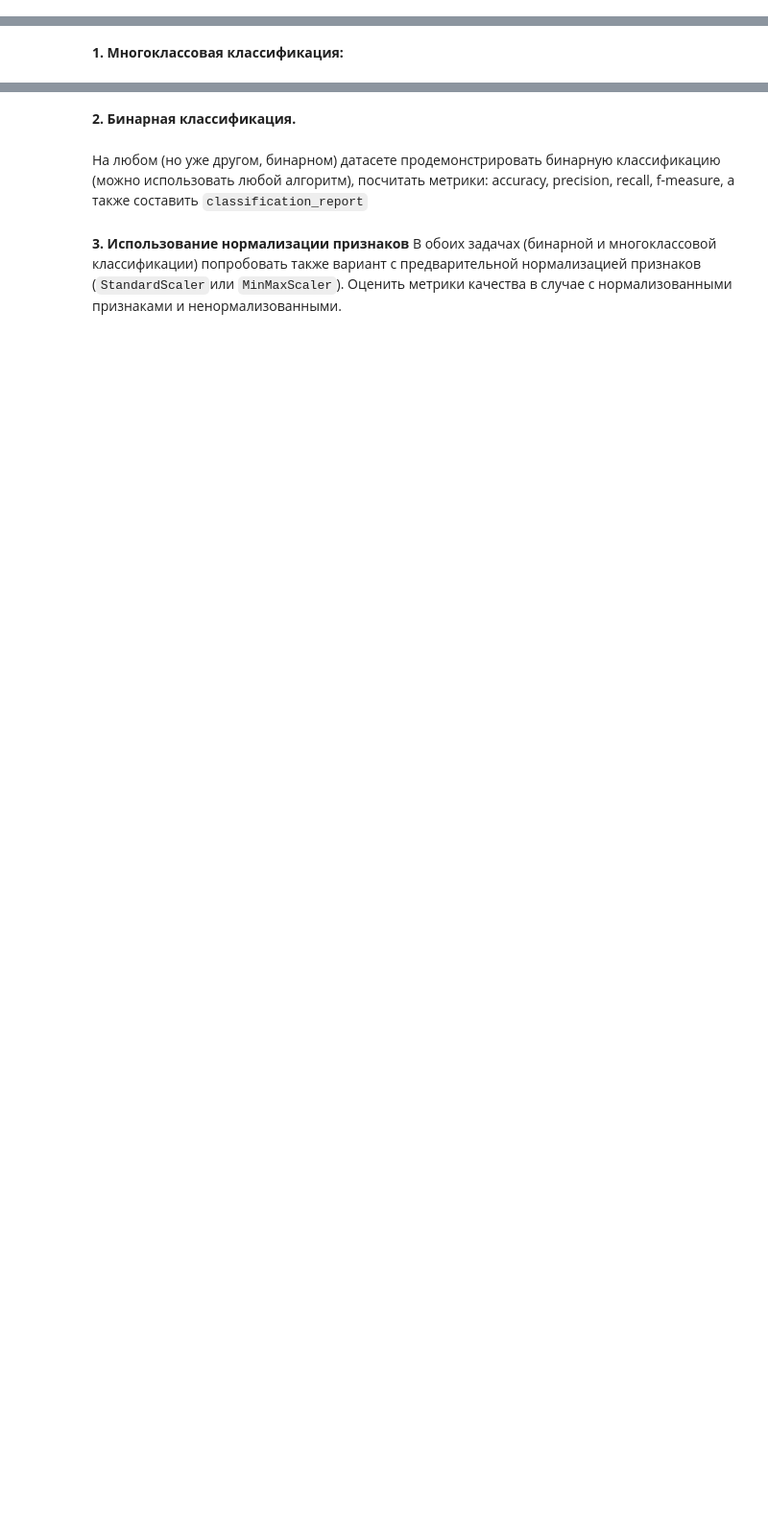
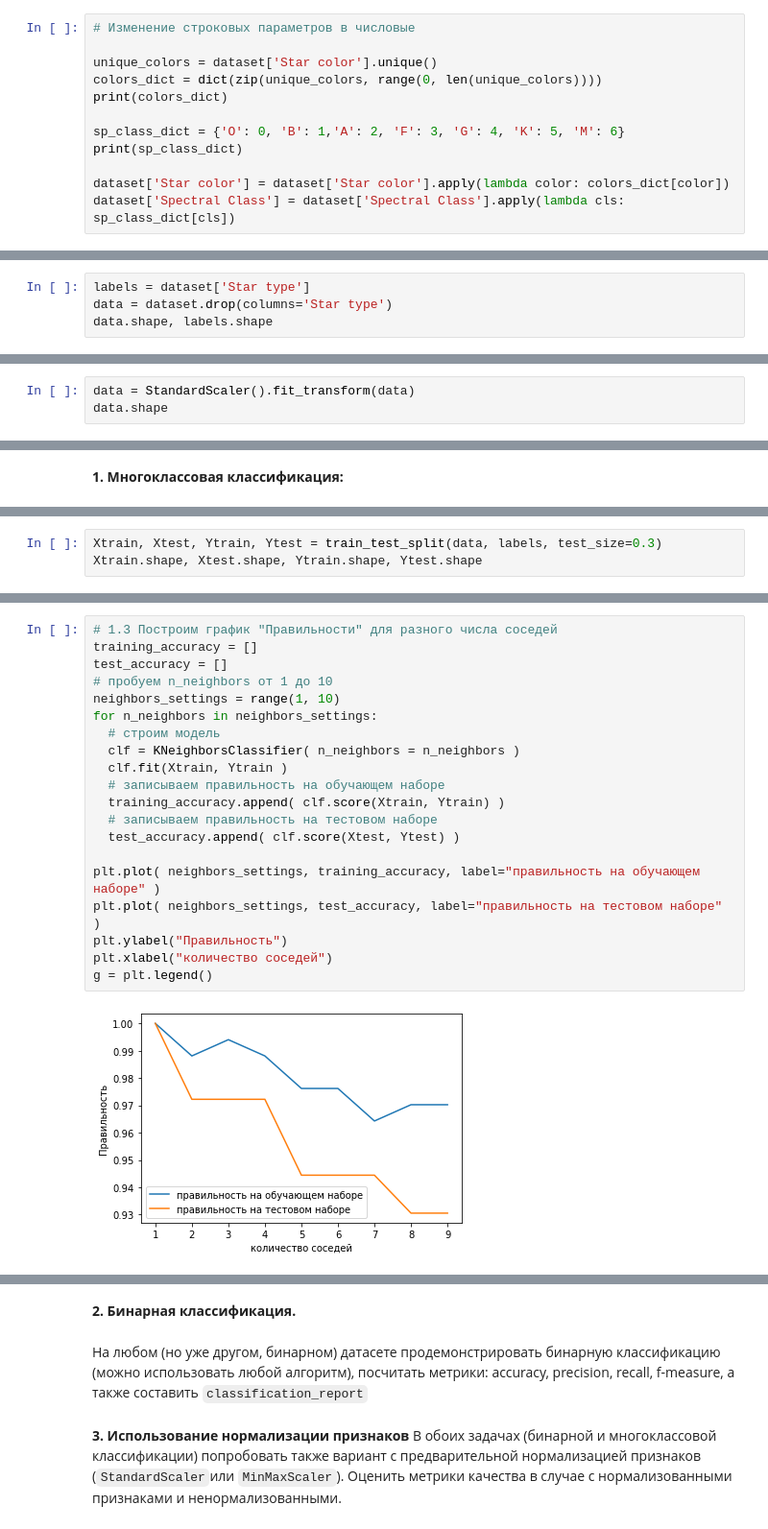
Before and after one commit to DiBoS290699/DataAnalysisTools, a Jupyter notebook: Lab3_Classification/lab_3_classification_6133_Borisov.ipynb, the cells around one changed output, grey strips where cells are left out. Shown: that part at 96% size. Drawn from its saved outputs; the diff is of its cells as text; blank space fills up the shorter version.

```diff
--- a/Lab3_Classification/lab_3_classification_6133_Borisov.ipynb
+++ b/Lab3_Classification/lab_3_classification_6133_Borisov.ipynb
@@ -7,0 +67,12 @@
+# %%
+# Изменение строковых параметров в числовые
+
+unique_colors = dataset['Star color'].unique()
+colors_dict = dict(zip(unique_colors, range(0, len(unique_colors))))
+print(colors_dict)
+
+sp_class_dict = {'O': 0, 'B': 1,'A': 2, 'F': 3, 'G': 4, 'K': 5, 'M': 6}
+print(sp_class_dict)
+
+dataset['Star color'] = dataset['Star color'].apply(lambda color: colors_dict[color])
+dataset['Spectral Class'] = dataset['Spectral Class'].apply(lambda cls: sp_class_dict[cls])
@@ -7,0 +111,4 @@
+# %%
+labels = dataset['Star type']
+data = dataset.drop(columns='Star type')
+data.shape, labels.shape
@@ -7,0 +117,3 @@
+# %%
+data = StandardScaler().fit_transform(data)
+data.shape
@@ -9,0 +156,3 @@
+# %%
+Xtrain, Xtest, Ytrain, Ytest = train_test_split(data, labels, test_size=0.3)
+Xtrain.shape, Xtest.shape, Ytrain.shape, Ytest.shape
@@ -23,0 +192,22 @@ sns.heatmap( confusion_df, annot = True  )"""
+# %%
+# 1.3 Построим график "Правильности" для разного числа соседей
+training_accuracy = []
+test_accuracy = []
+# пробуем n_neighbors от 1 до 10
+neighbors_settings = range(1, 10)
+for n_neighbors in neighbors_settings:
+  # строим модель
+  clf = KNeighborsClassifier( n_neighbors = n_neighbors )
+  clf.fit(Xtrain, Ytrain )
+  # записываем правильность на обучающем наборе
+  training_accuracy.append( clf.score(Xtrain, Ytrain) )
+  # записываем правильность на тестовом наборе
+  test_accuracy.append( clf.score(Xtest, Ytest) )
+
+plt.plot( neighbors_settings, training_accuracy, label="правильность на обучающем наборе" )
+plt.plot( neighbors_settings, test_accuracy, label="правильность на тестовом наборе" )
+plt.ylabel("Правильность")
+plt.xlabel("количество соседей")
+g = plt.legend()
+# %% [output]
+[figure, added]
```
Also changed, not shown: parts of 20 cells of this notebook, 1 other file.
